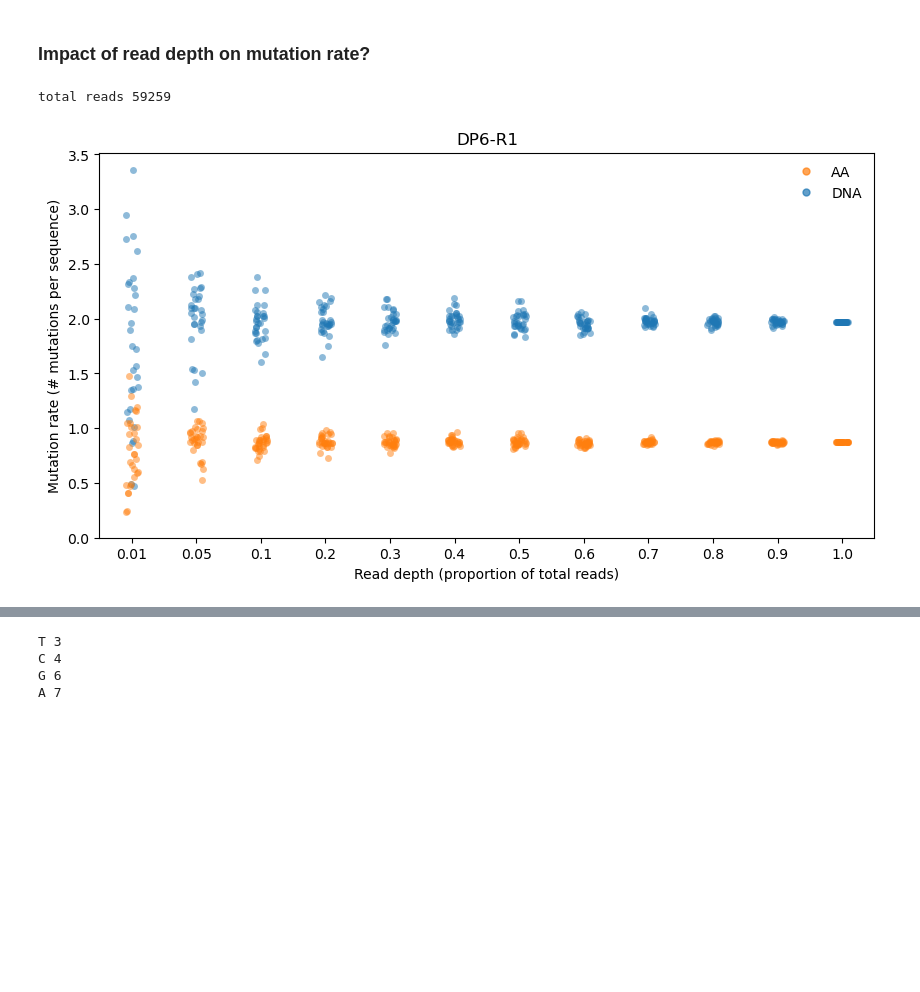
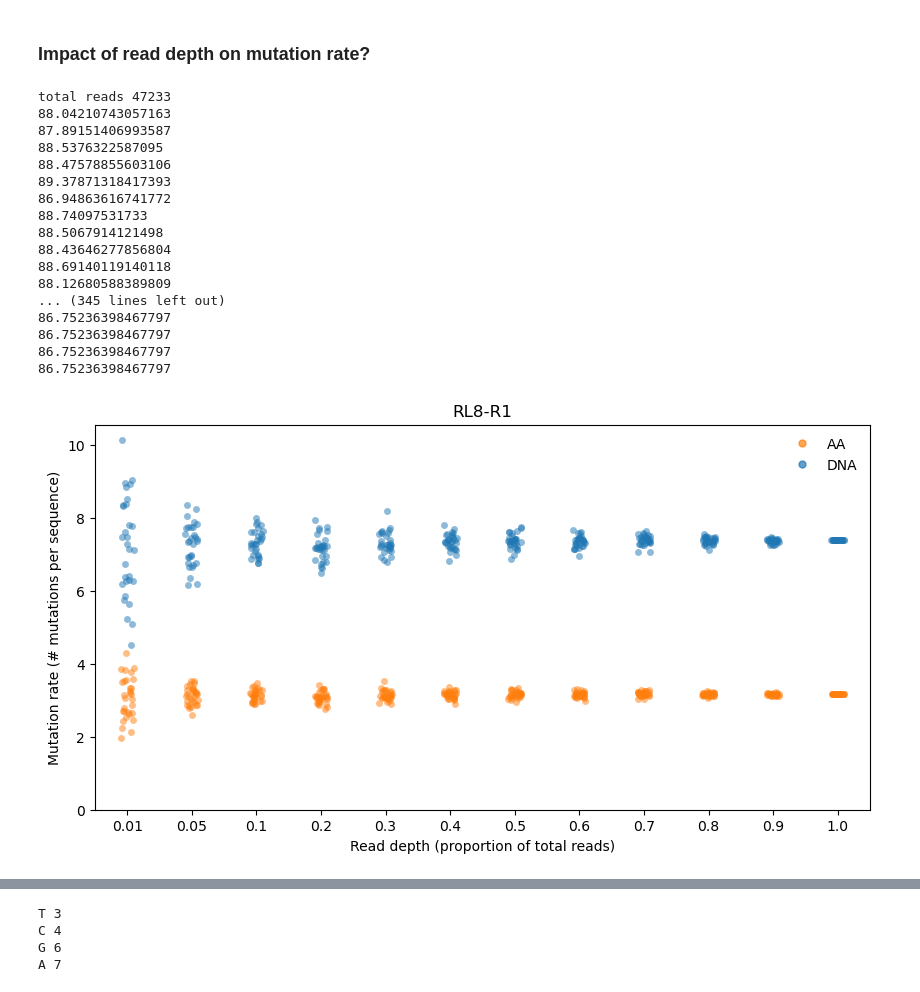
Before and after one commit to AliceHovsepyan/pogo_pance_draft, a Jupyter notebook: DMS_analysis.ipynb, the cells around one changed output, grey strips where cells are left out. Saved outputs shown, nothing was run; the diff lists cells and outputs as text; code cells hidden in the pictures; blank space fills up the shorter version.

```diff
--- a/DMS_analysis.ipynb
+++ b/DMS_analysis.ipynb
@@ -232,6 +273,43 @@ def gather_AA_variants(a_seq, b_seq,use_backward_read=True, use_forward_read = T
 
     return mutation_dict
 
+def gather_codon_variants(a_seq, b_seq , use_backward_read= True,use_forward_read = True, catch_left = catch_left, catch_right = catch_right, codons = codons):
+    """
+    returns a dictionary with the counts of each codon at each position
+    """
+    mutation_dict = {}
+    undefined = 0
+    counter = 0
+    catch_length = len(catch_left)
+    gene_len = len(LOV)*3
+    stops = 0
+
+    for idx in range(0, gene_len//3):
+        mutation_dict[idx] = {codon: 0 for codon in codons}
+
+    for a_seq, b_seq in zip(a_seq, b_seq):
+        #counter +=1
+        #if counter%100000 == 0:
+        #    print(counter)
+        if use_forward_read:
+            if catch_left in a_seq:
+                index = a_seq.index(catch_left) + catch_length
+                gene_a = a_seq[index:]
+                #tr_a = translate_dna2aa(gene_a)
+                for idx in range(len(gene_a)//3): # tripletwise
+                    mutation_dict[idx][gene_a[idx*3:idx*3+3]] += 1
+        # if use_backward_read:
+        #     if dna_rev_comp(catch_right) in b_seq:
+        #         index = b_seq.index(dna_rev_comp(catch_right)) + catch_length
+        #         gene_b = dna_rev_comp(b_seq[index:(len(b_seq)-index)//3*3+index])
+        #         #tr_b = translate_dna2aa(gene_b)
+        #         gene_b = gene_b[::-1]
+        #         for idx, pos in enumerate(gene_b):
+        #             mutation_dict[gene_len-idx-1][pos] += 1
+
+    return mutation_dict
+
+
 
 def gather_nt_variants(a_seq, b_seq , use_backward_read= True,use_forward_read = True, catch_left = catch_left, catch_right = catch_right):
     """
@@ -298,6 +376,7 @@ def process_reads(AA_sequence,DNA,use_backward_read = True, use_forward_read = T
             variants_dict[name] = {}
             variants_dict[name]["AA"] = gather_AA_variants(a_seq, b_seq, use_backward_read=use_backward_read, use_forward_read=use_forward_read)
             variants_dict[name]["DNA"] = gather_nt_variants(a_seq, b_seq, use_backward_read=use_backward_read, use_forward_read=use_forward_read)
+            variants_dict[name]["Codons"] = gather_codon_variants(a_seq, b_seq, use_backward_read=use_backward_read, use_forward_read=use_forward_read)
             print(f'Done: {name}')
 
         # with open(f'{path}/{variant}_variants.pickle', 'wb') as handle:
@@ -309,6 +388,7 @@ def get_variants(a_seq,b_seq,use_backward_read=True,use_forward_read=True):
     variants_dict = {}
     variants_dict["AA"] = gather_AA_variants(a_seq, b_seq, use_backward_read=use_backward_read, use_forward_read=use_forward_read)
     variants_dict["DNA"] = gather_nt_variants(a_seq, b_seq, use_backward_read=use_backward_read, use_forward_read=use_forward_read)
+    variants_dict["Codons"] = gather_codon_variants(a_seq, b_seq, use_backward_read=use_backward_read, use_forward_read=use_forward_read)
 
     return variants_dict
 # %%
@@ -673,14 +869,30 @@ plot_mutation_spectrum(n_mut_spectrum_perc_df, f"{variant}-R1-cut", fig_folder =
 ### Impact of read depth on mutation rate?
 # %%
 ### randomly sample down the reads --> impact on mutation rate?
-variant = "DP6"
-name = "DP6-R1"
+variant = "RL8"
+name = "RL8-R1"
 FigFolder = f"{base_dir}/figures/impact_of_read_depth/{name}"
 
 a_seq, b_seq = read_sequences(variant)
 percs = [0.05, 0.01] + [x * 0.1 for x in range(1, 11)]
 
-coverages_dict, mut_rates_AA_dict, mut_rates_DNA_dict =  mutation_rate_vs_read_depth(a_seq=a_seq, b_seq=b_seq, percs = percs, n_perms = 30, fig_folder = FigFolder, name = name)
+coverages_dict, mut_rates_AA_dict, mut_rates_DNA_dict =  mutation_rate_vs_read_depth(a_seq=a_seq, b_seq=b_seq, percs = percs, n_perms = 30, fig_folder = None, name = name, use_backward_read=False)
 # %% [output]
-total reads 59259
+total reads 47233
+88.04210743057163
+87.89151406993587
+88.5376322587095
+88.47578855603106
+89.37871318417393
+86.94863616741772
+88.74097531733
+88.5067914121498
+88.43646277856804
+88.69140119140118
+88.12680588389809
+... (345 lines left out)
+86.75236398467797
+86.75236398467797
+86.75236398467797
+86.75236398467797
-[figure, old version]
+[figure, new version]
```
Also changed, not shown: parts of 16 cells of this notebook.
